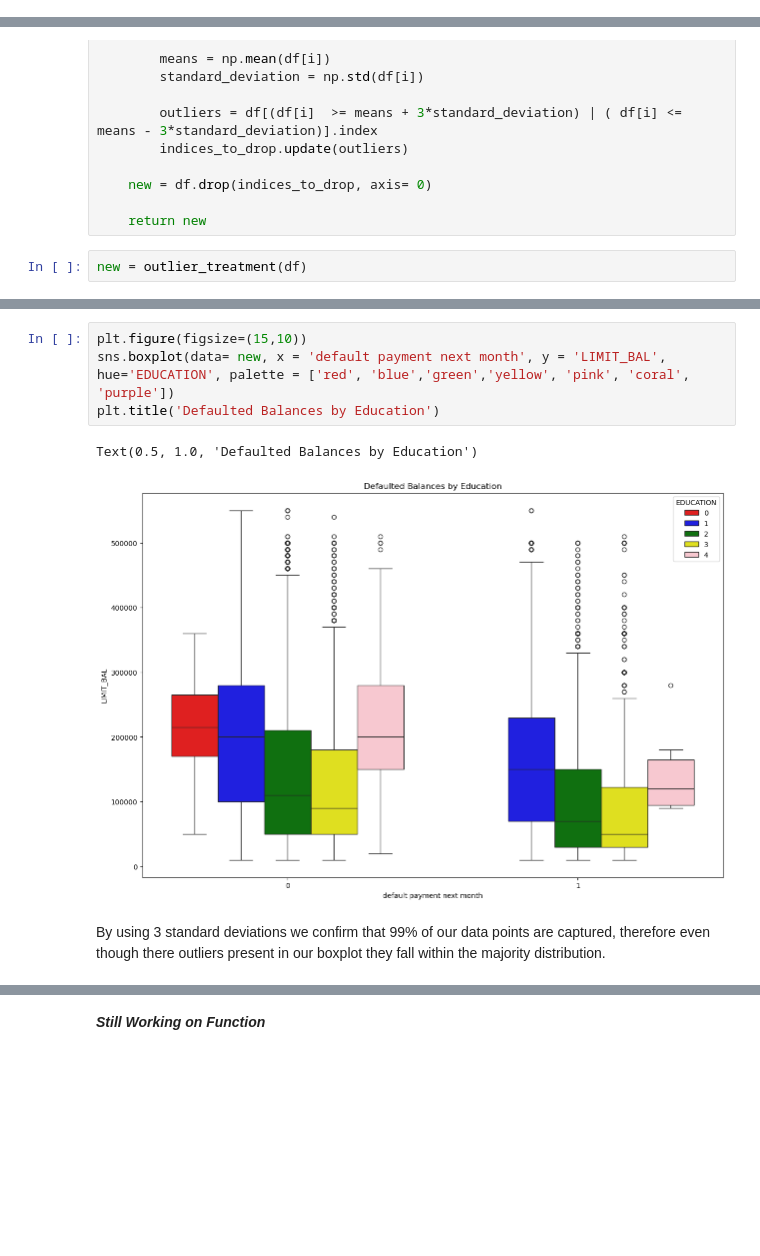
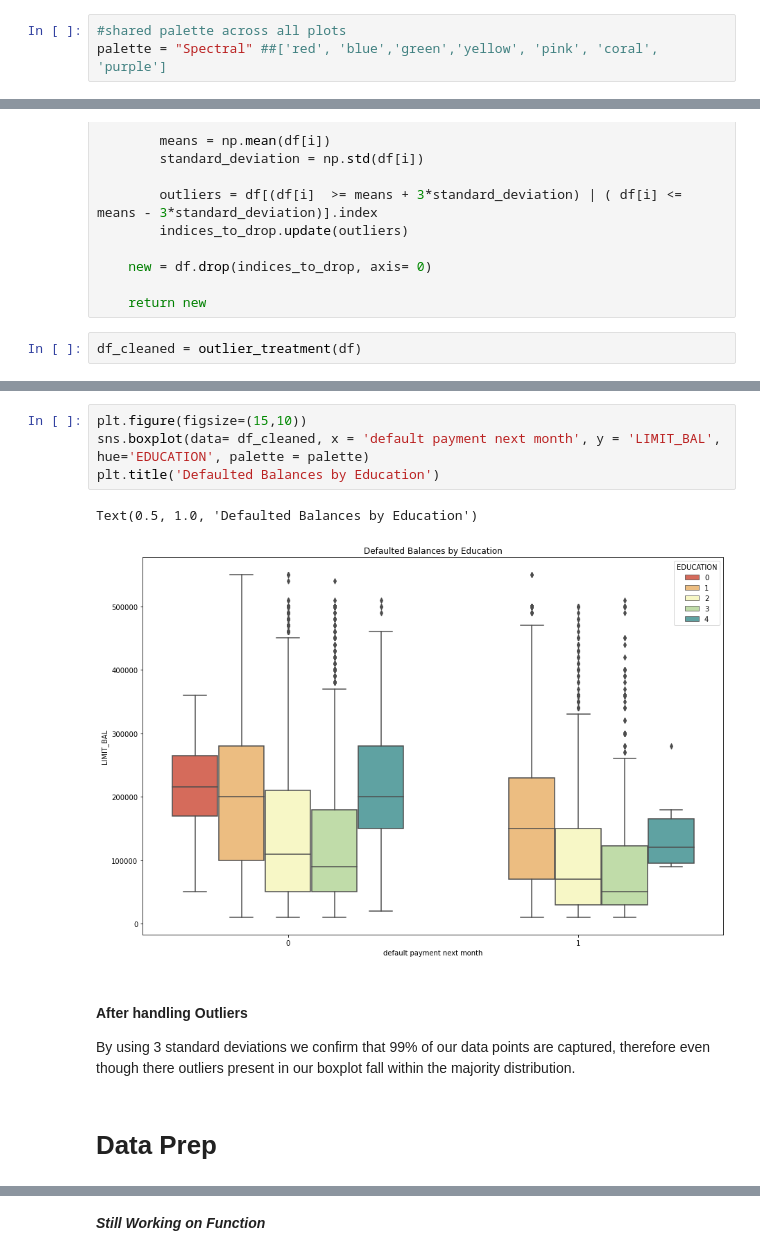
Before and after one commit to lopez-Luis89/Default_Risk, a Jupyter notebook: Final Project.ipynb, the cells around one changed output, grey strips where cells are left out. Saved outputs shown, nothing was run; the diff lists cells and outputs as text; blank space fills up the shorter version.

```diff
--- a/Final Project.ipynb
+++ b/Final Project.ipynb
@@ -124,2 +245,5 @@ Clear patter on payments is noticeable  after the 2nd missed payment, the chance
+# %%
+#shared palette across all plots
+palette = "Spectral" ##['red', 'blue','green','yellow', 'pink', 'coral', 'purple']
 # %%
 plt.figure(figsize=(15,10))
@@ -165,4 +305,4 @@ def outlier_treatment(df):
 
     return new
 # %%
-new = outlier_treatment(df)
+df_cleaned = outlier_treatment(df)
@@ -186,9 +327,13 @@ new
 # %%
 plt.figure(figsize=(15,10))
-sns.boxplot(data= new, x = 'default payment next month', y = 'LIMIT_BAL', hue='EDUCATION', palette = ['red', 'blue','green','yellow', 'pink', 'coral', 'purple'])
+sns.boxplot(data= df_cleaned, x = 'default payment next month', y = 'LIMIT_BAL', hue='EDUCATION', palette = palette)
 plt.title('Defaulted Balances by Education')
 # %% [output]
 Text(0.5, 1.0, 'Defaulted Balances by Education')
-[figure, old version]
+[figure, new version]
 # %% [markdown]
-By using 3 standard deviations we confirm that 99% of our data points are captured, therefore even though there outliers present in our boxplot they fall within the majority distribution.
+#### After handling Outliers
+
+By using 3 standard deviations we confirm that 99% of our data points are captured, therefore even though there outliers present in our boxplot fall within the majority distribution.
+# %% [markdown]
+# Data Prep
```
Also changed, not shown: parts of 50 cells of this notebook.
